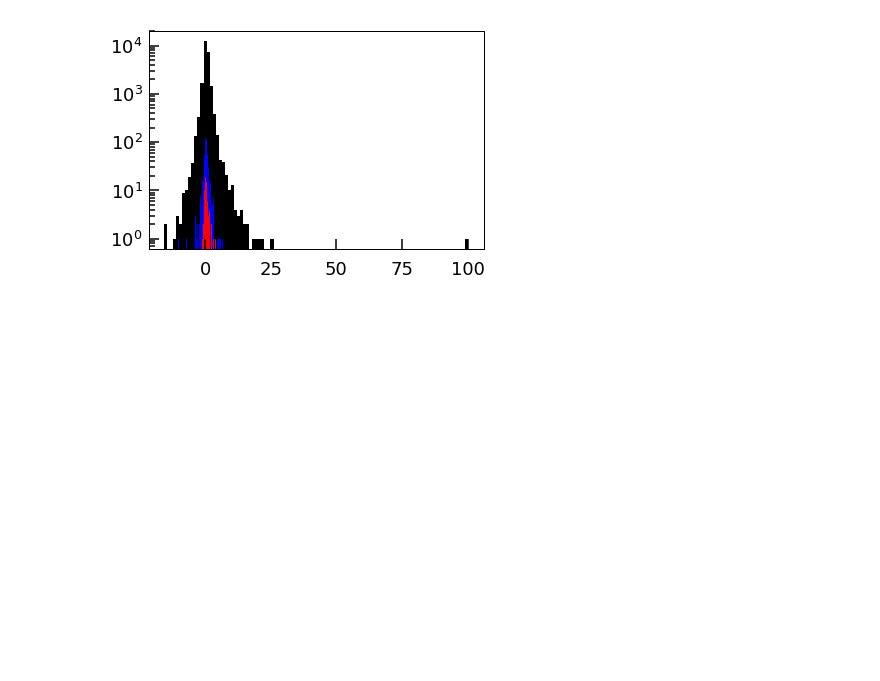
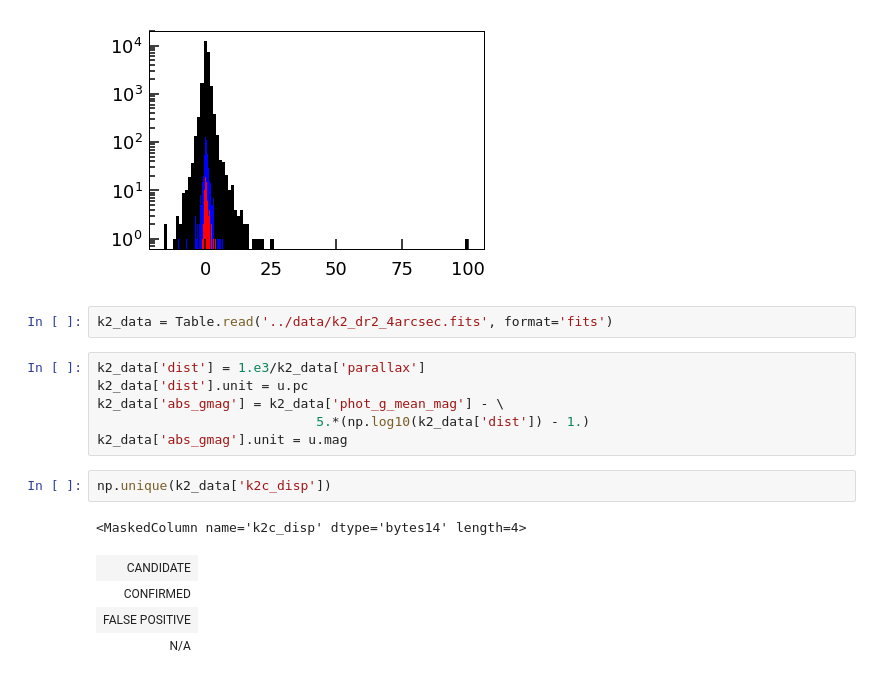
Before and after one commit to megbedell/gaia-kepler.fun, a Jupyter notebook: notebooks/demo.ipynb, the cells around one changed output. Drawn from its saved outputs; the diff is of its cells as text; blank space fills up the shorter version.

```diff
--- a/notebooks/demo.ipynb
+++ b/notebooks/demo.ipynb
@@ -61,3 +60,19 @@ plt.semilogy()
 # %% [output]
 []
 [figure]
+# %%
+k2_data = Table.read('../data/k2_dr2_4arcsec.fits', format='fits')
+# %%
+k2_data['dist'] = 1.e3/k2_data['parallax']
+k2_data['dist'].unit = u.pc
+k2_data['abs_gmag'] = k2_data['phot_g_mean_mag'] - \
+                            5.*(np.log10(k2_data['dist']) - 1.)
+k2_data['abs_gmag'].unit = u.mag
+# %%
+np.unique(k2_data['k2c_disp'])
+# %% [output]
+<MaskedColumn name='k2c_disp' dtype='bytes14' length=4>
+| CANDIDATE |
+| CONFIRMED |
+| FALSE POSITIVE |
+| N/A |
```
Also changed, not shown: parts of 2 cells of this notebook, 3 other files.
